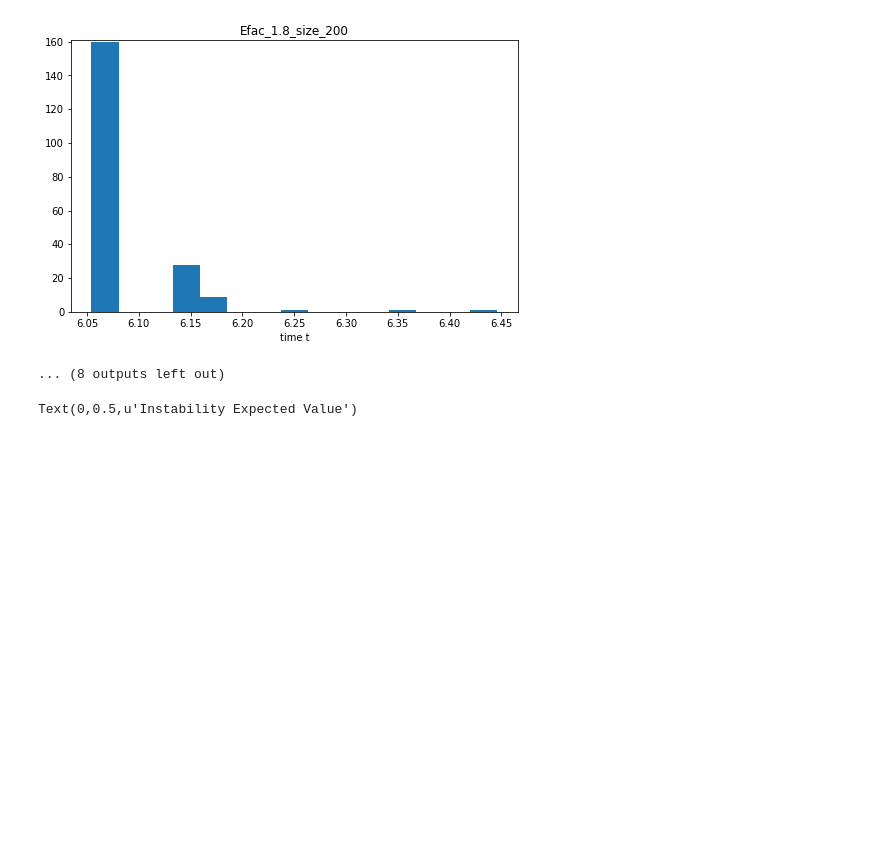
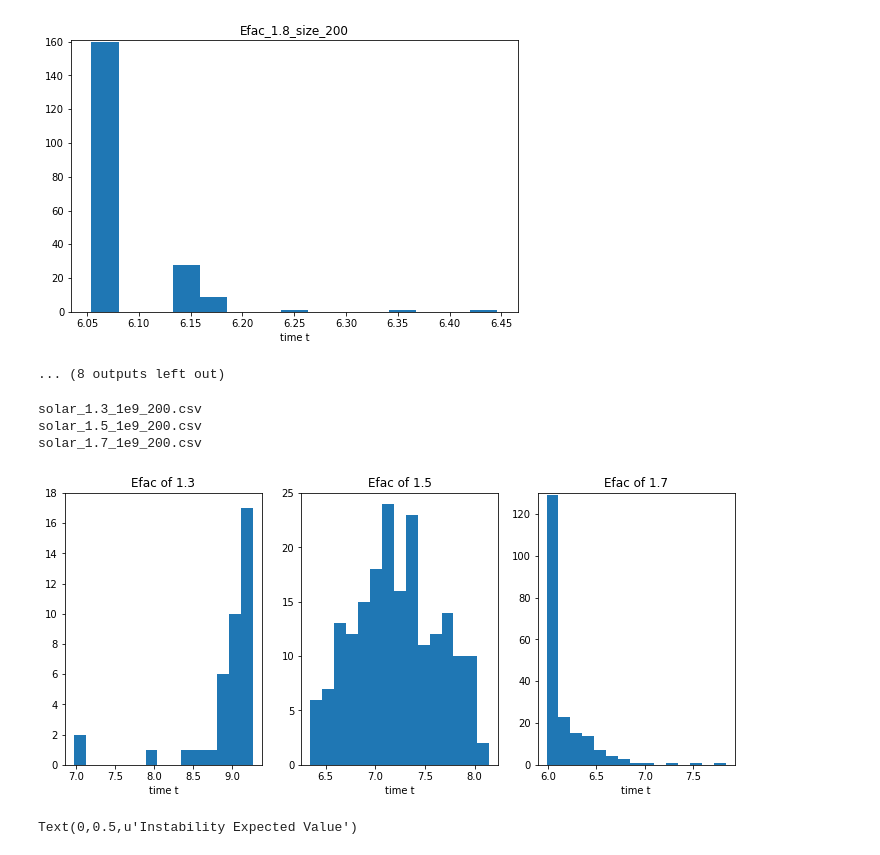
Before and after one commit to dtamayo/MLstability, a Jupyter notebook: Analysis/Solar/ShiftingPeaks.ipynb, the cells around one changed output. Cells and saved outputs as stored; diff of their text form; code cells hidden in the pictures; blank space fills up the shorter version.

```diff
--- a/Analysis/Solar/ShiftingPeaks.ipynb
+++ b/Analysis/Solar/ShiftingPeaks.ipynb
@@ -105,6 +105,65 @@ solar_4_1e9_1000.csv
 [figure]
 [figure]
 ... (8 outputs left out)
+# %%
+
+fig, axarr = plt.subplots(1, 3, figsize=(12, 5))
+
+names = ["solar_1.3_1e9_200.csv","solar_1.5_1e9_200.csv", "solar_1.7_1e9_200.csv"]
+
+for i, name in enumerate(names):
+    #print name
+
+    times = pd.read_csv("../../csvs/Solar_feats/" + name, index_col=0)
+    print(name)
+
+    try:
+        del times["Unnamed: 0.1"]
+    except:
+        pass
+
+    #times = times[times["t"]!= np.nan]
+    vals = times["t"].values
+    vals = np.nan_to_num(vals)
+    vals = vals[np.where(vals !=0)[0]]
+    if vals.shape[0] ==0:
+        continue
+    vals = vals/2./np.pi
+    vals = np.log10(vals)
+    #ax.set_title(name)
+    axarr[i].set_xlabel("time t")
+    n, bins, patches =  axarr[i].hist(vals, bins = 15)
+
+    #weibull hist fits
+    """
+    gamma_out, loc_out, alpha_out = stats.weibull_min.fit(vals)#, f0=a_in,floc=loc_in)
+    print "Params", gamma_out, loc_out, alpha_out, "Tmin", vals.min(), "Tmax", vals.max()#, f0=a_in,floc=loc_in)
+    means[i] = loc_out + alpha_out*scipy.special.gamma(1.+1./gamma_out)
+    #print loc_out, alpha_out*scipy.special.gamma(1.+1./gamma_out)
+    efac[i] = float(name.split("_")[1])
+    x = np.linspace(vals.min(), vals.max(), 100)
+    ax.set_title("Efac_{0}_size_{1}".format(efac[i],vals.shape[0]) )
+
+    weib_vals = stats.weibull_min.pdf(x, c=gamma_out,loc=loc_out,scale = alpha_out)
+
+    ax.plot(x, weib_vals*n.max())
+
+    """
+    #print name, efac
+    efac[i] = float(name.split("_")[1])
+    #axarr[i].set_title("Efac_{0}_size_{1}".format(efac[i],vals.shape[0]) )
+    axarr[i].set_title("Efac of {0}".format(efac[i]))
+    max_val = n.max()
+    axarr[i].set_ylim([0,max_val +1])
+    #fig.savefig("../../Figures/Solar_Figures/Solar_efac{0}.png".format(efac[i]), bbox_inches = "tight")
+    #breakax1.hist()
+
+plt.show()
+# %% [output]
+solar_1.3_1e9_200.csv
+solar_1.5_1e9_200.csv
+solar_1.7_1e9_200.csv
+[figure, added]
 # %%
 plt.scatter(efac, means)
 plt.xlabel("Scaling Eccentricity Factor")
```
